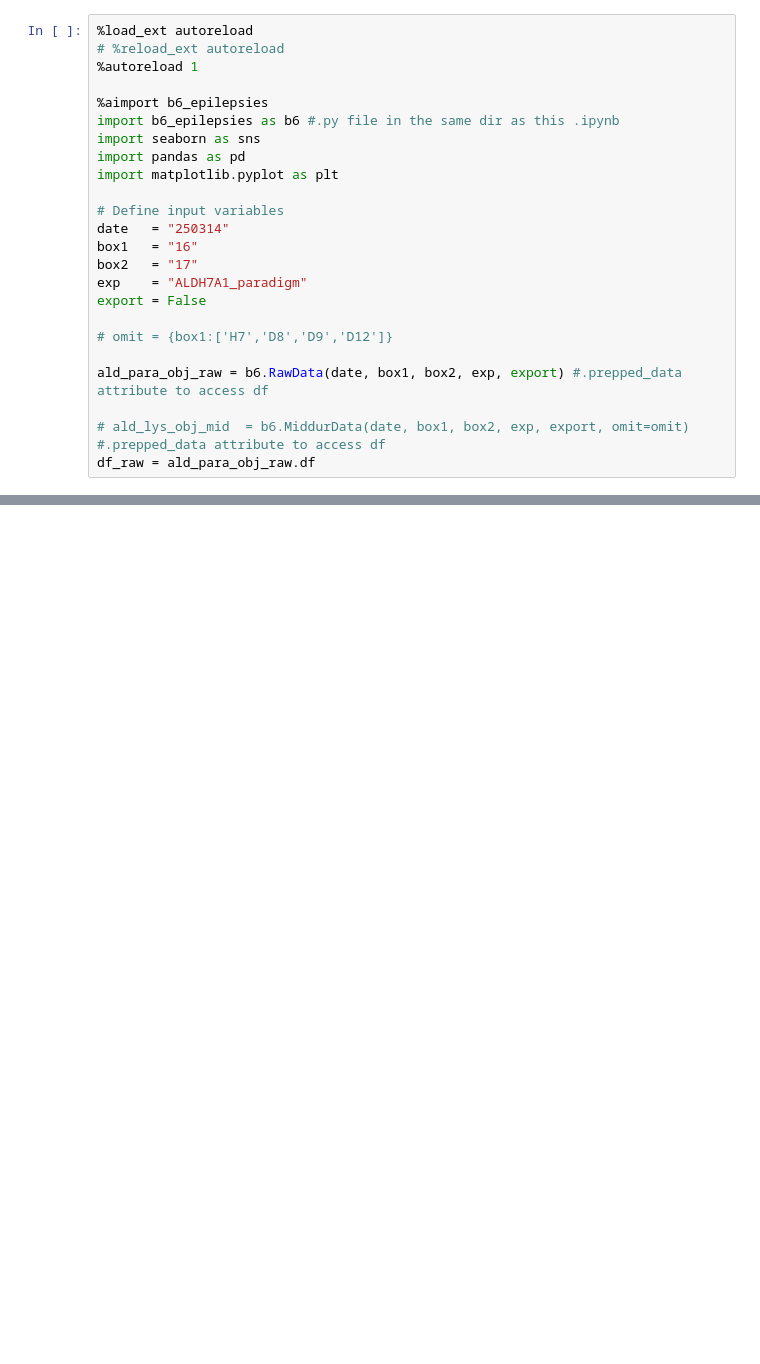
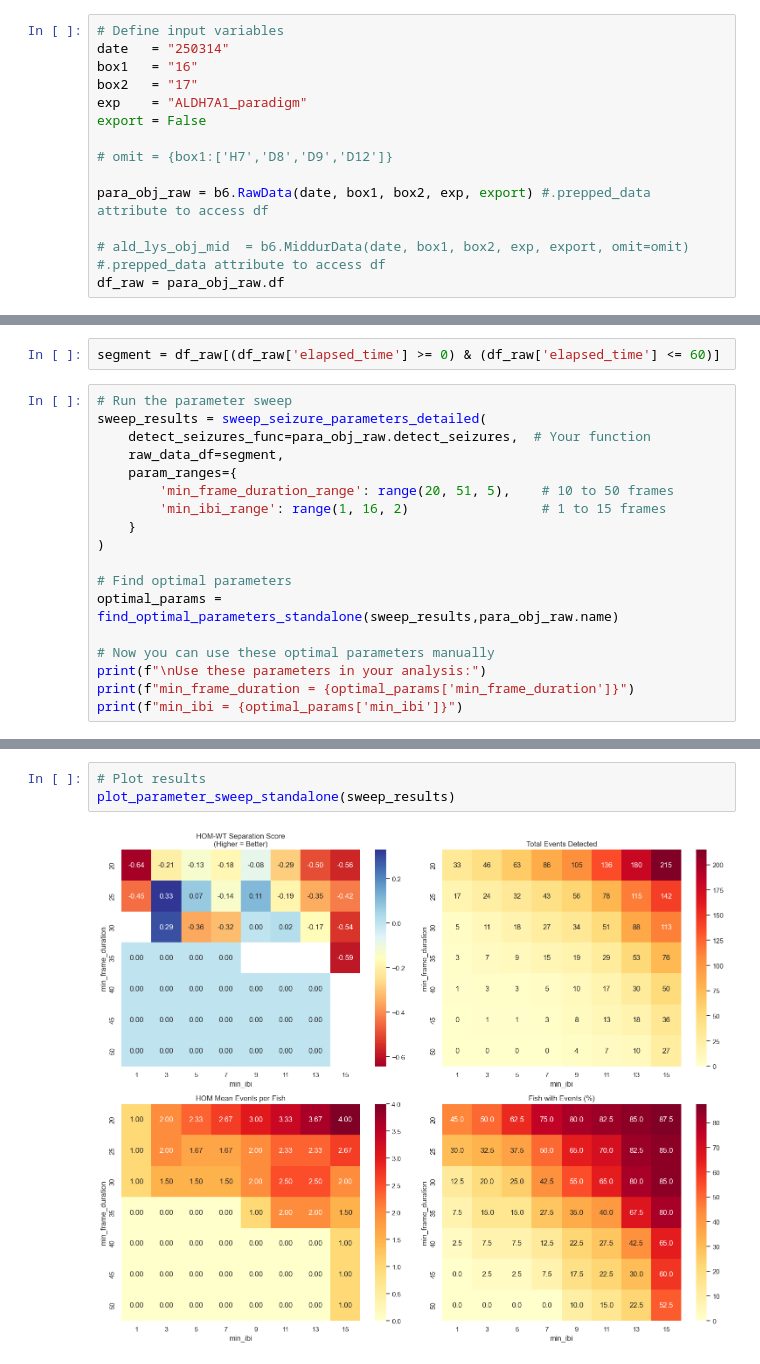
Before and after one commit to jadeyslau/B6_Epilepsies, a Jupyter notebook: 250314_16_17_ALDH7A1_paradigm.ipynb, the cells around one changed output, grey strips where cells are left out. Saved outputs shown, nothing was run; the diff lists cells and outputs as text; blank space fills up the shorter version.

```diff
--- a/250314_16_17_ALDH7A1_paradigm.ipynb
+++ b/250314_16_17_ALDH7A1_paradigm.ipynb
@@ -1,14 +12,4 @@
 # %%
-%load_ext autoreload
-# %reload_ext autoreload
-%autoreload 1
-
-%aimport b6_epilepsies
-import b6_epilepsies as b6 #.py file in the same dir as this .ipynb
-import seaborn as sns
-import pandas as pd
-import matplotlib.pyplot as plt
-
 # Define input variables
 date   = "250314"
 box1   = "16"
@@ -18,8 +19,8 @@ export = False
 
 # omit = {box1:['H7','D8','D9','D12']}
 
-ald_para_obj_raw = b6.RawData(date, box1, box2, exp, export) #.prepped_data attribute to access df
+para_obj_raw = b6.RawData(date, box1, box2, exp, export) #.prepped_data attribute to access df
 
 # ald_lys_obj_mid  = b6.MiddurData(date, box1, box2, exp, export, omit=omit) #.prepped_data attribute to access df
-df_raw = ald_para_obj_raw.df
+df_raw = para_obj_raw.df
 # %% [output]
@@ -34,0 +31,20 @@ Done
+# %%
+segment = df_raw[(df_raw['elapsed_time'] >= 0) & (df_raw['elapsed_time'] <= 60)]
+# %%
+# Run the parameter sweep
+sweep_results = sweep_seizure_parameters_detailed(
+    detect_seizures_func=para_obj_raw.detect_seizures,  # Your function
+    raw_data_df=segment,
+    param_ranges={
+        'min_frame_duration_range': range(20, 51, 5),    # 10 to 50 frames
+        'min_ibi_range': range(1, 16, 2)                 # 1 to 15 frames
+    }
+)
+
+# Find optimal parameters
+optimal_params = find_optimal_parameters_standalone(sweep_results,para_obj_raw.name)
+
+# Now you can use these optimal parameters manually
+print(f"\nUse these parameters in your analysis:")
+print(f"min_frame_duration = {optimal_params['min_frame_duration']}")
+print(f"min_ibi = {optimal_params['min_ibi']}")
@@ -34,0 +69,5 @@ Done
+# %%
+# Plot results
+plot_parameter_sweep_standalone(sweep_results)
+# %% [output]
+[figure, added]
```
Also changed, not shown: parts of 16 cells of this notebook, 20 other files.
